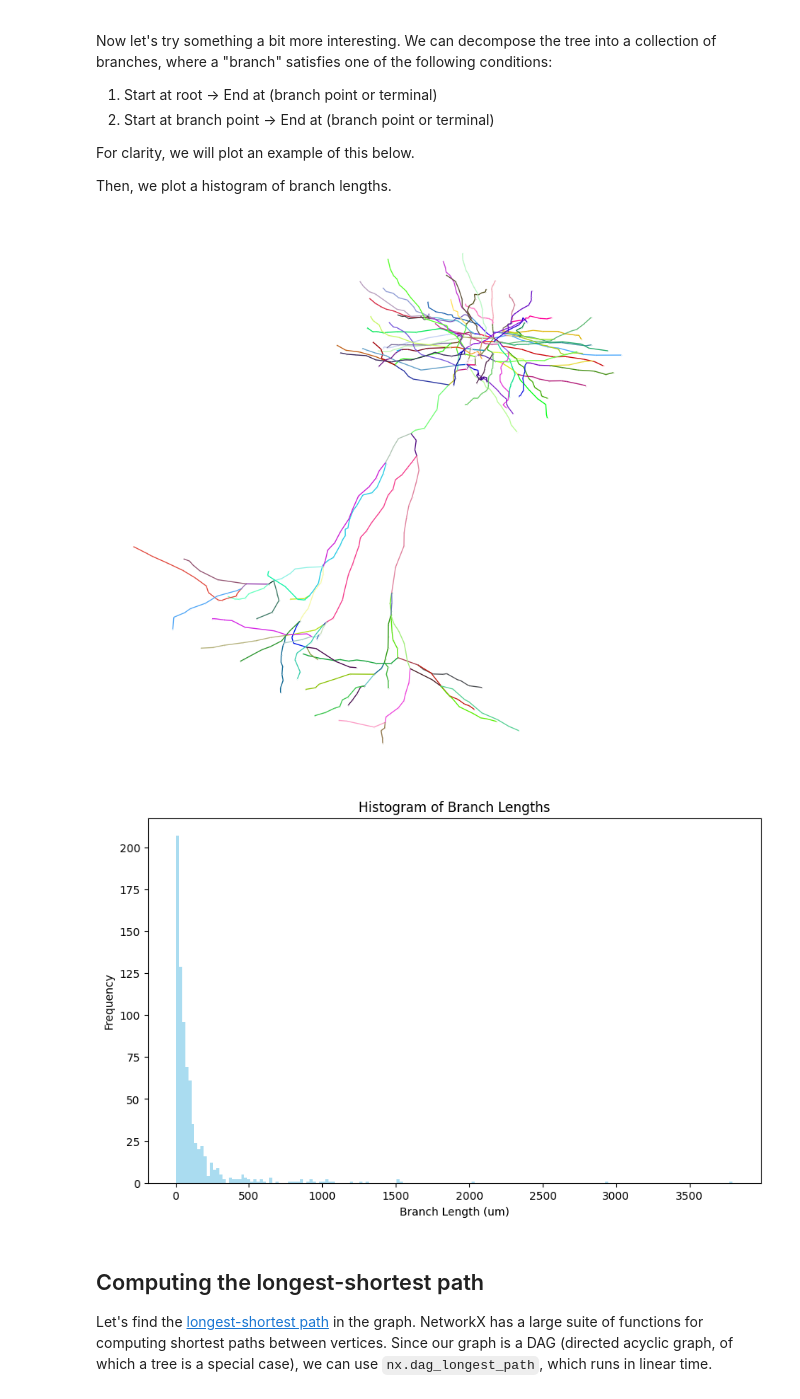
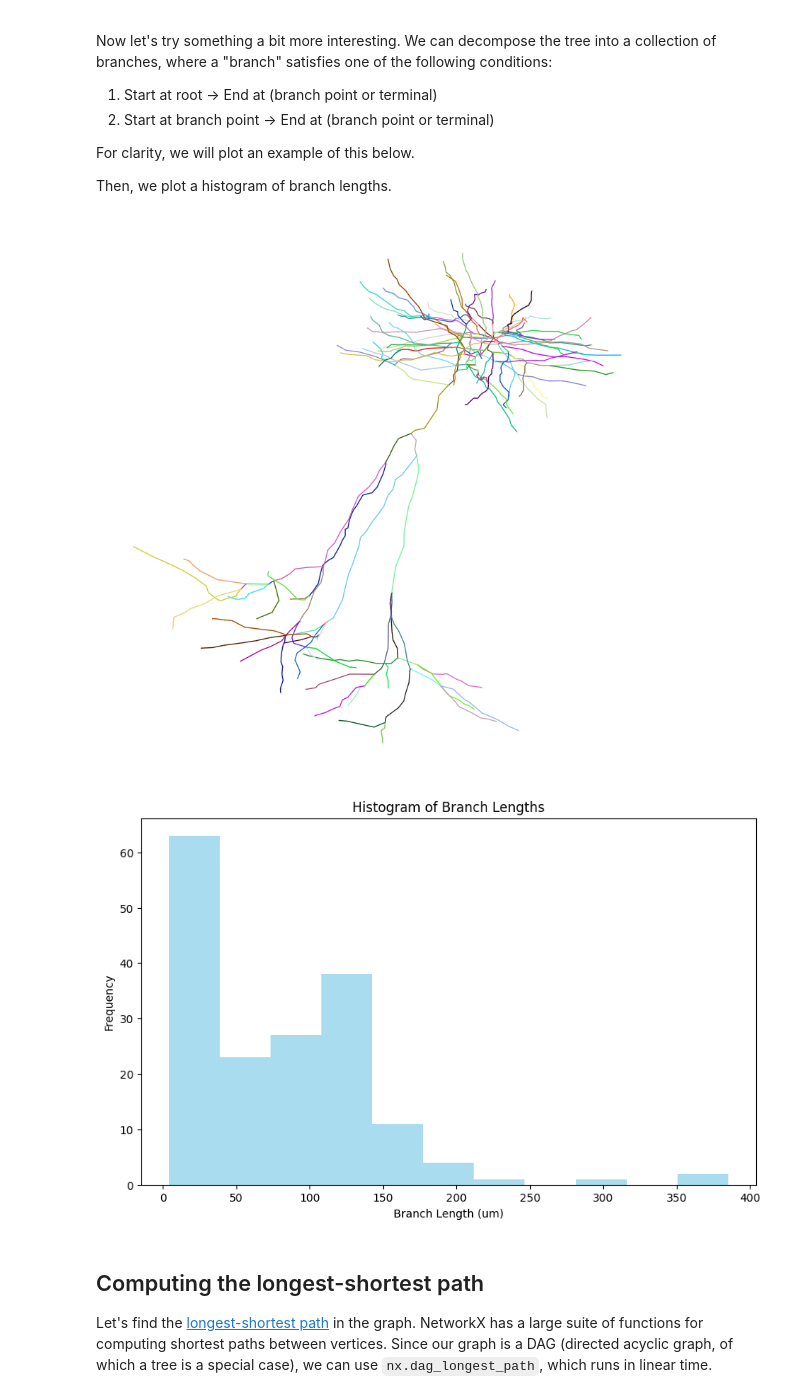
Before and after one commit to AllenNeuralDynamics/CNC-Exaspim-Workshop, a Jupyter notebook: code/networkx.ipynb, the cells around one changed output. Saved outputs shown, nothing was run; the diff lists cells and outputs as text; code cells hidden in the pictures.

```diff
--- a/code/networkx.ipynb
+++ b/code/networkx.ipynb
@@ -535,18 +535,18 @@ def plot_graph_branches(graph, branches):
 # %%
 plot_graph_branches(dendrite, get_branches(dendrite))
 
-branches = get_branches(axon)
+branches = get_branches(dendrite)
 branch_lengths = [calculate_branch_length(branch) for branch in branches]
 
 plt.figure(figsize=(10, 6))
 plt.hist(branch_lengths, bins='auto', color='skyblue', alpha=0.7)
 plt.title("Histogram of Branch Lengths")
 plt.xlabel("Branch Length (um)")
 plt.ylabel("Frequency")
 plt.show()
 # %% [output]
-[figure, old version]
+[figure, new version]
-[figure, old version]
+[figure, new version]
 # %% [markdown]
 ## Computing the longest-shortest path
 
```
Also changed, not shown: parts of 1 cell of this notebook.
